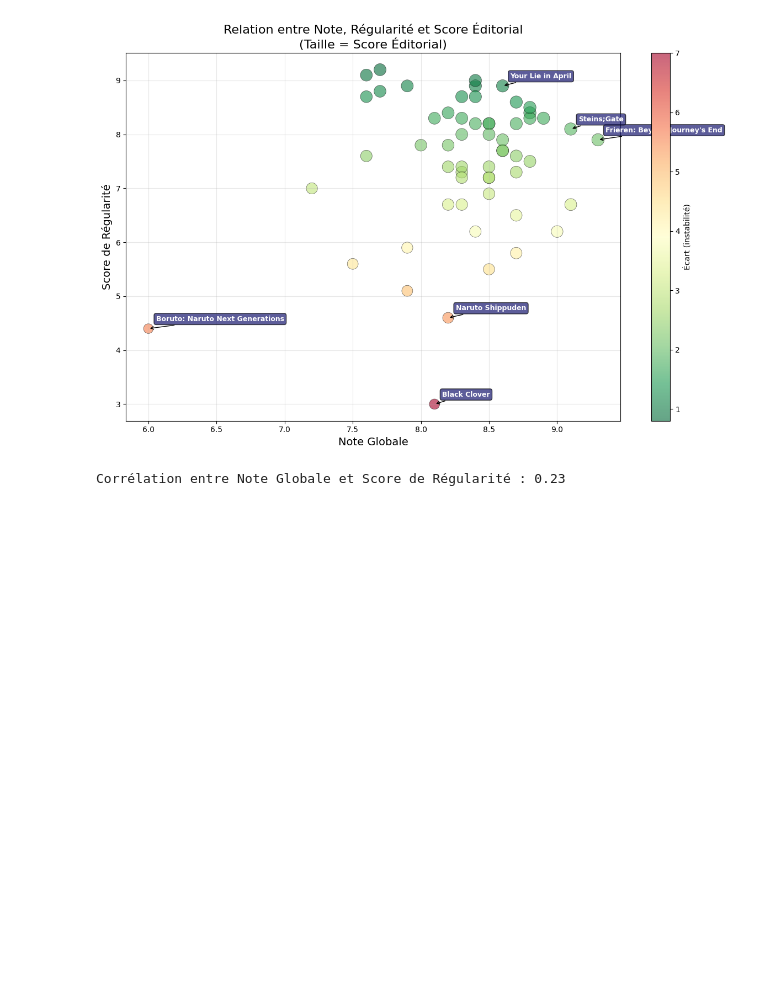
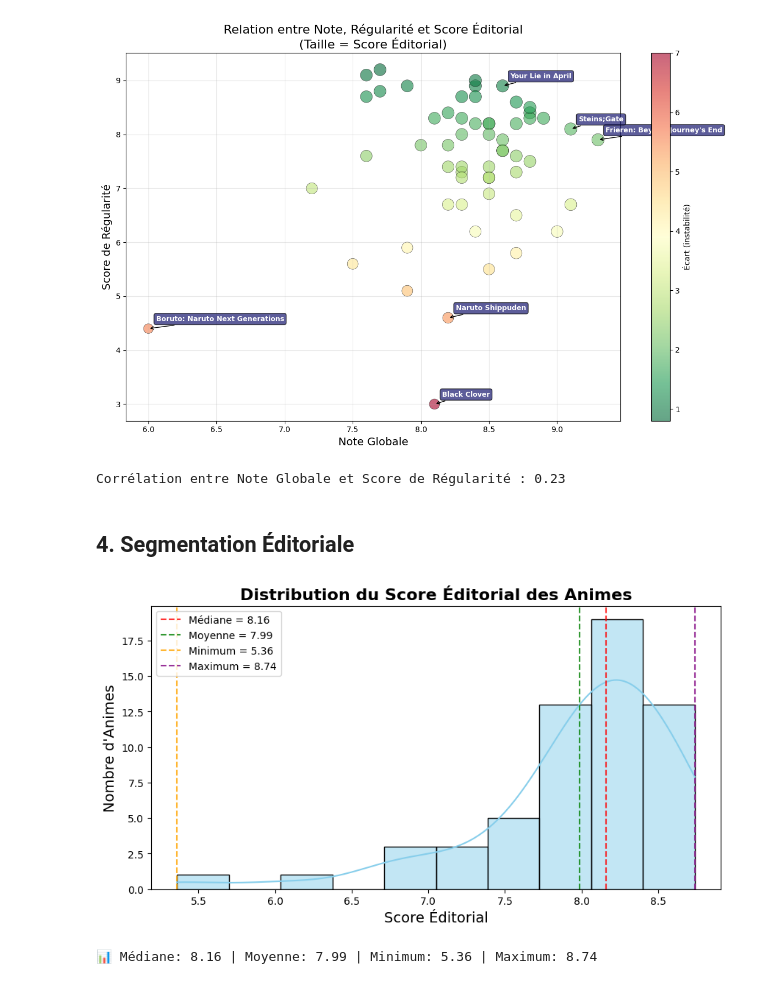
Before and after one commit to ramynbl/projet-anime-data, a Jupyter notebook: notebooks/main_analysis.ipynb, the cells around one changed output. Drawn from its saved outputs; the diff is of its cells as text; code cells hidden in the pictures; blank space fills up the shorter version.

```diff
--- a/notebooks/main_analysis.ipynb
+++ b/notebooks/main_analysis.ipynb
@@ -296,3 +296,37 @@ print(f"Corrélation entre Note Globale et Score de Régularité : {corr:.2f}")
 # %% [output]
 [figure]
 Corrélation entre Note Globale et Score de Régularité : 0.23
+# %% [markdown]
+## 4. Segmentation Éditoriale
+# %%
+# === Distribution du Score Éditorial ===
+
+# Calcul des statistiques
+mediane = df['Score_Editorial'].median()
+moyenne = df['Score_Editorial'].mean()
+minimum = df['Score_Editorial'].min()
+maximum = df['Score_Editorial'].max()
+
+plt.figure(figsize=(10, 5))
+sns.histplot(df['Score_Editorial'], bins=10, kde=True, color='skyblue')
+
+# Ligne de médiane
+plt.axvline(mediane, color='red', linestyle='--', linewidth=1.5, label=f'Médiane = {mediane:.2f}', alpha=0.8)
+# Ligne de moyenne
+plt.axvline(moyenne, color='green', linestyle='--', linewidth=1.5, label=f'Moyenne = {moyenne:.2f}', alpha=0.8)
+# Ligne minimum
+plt.axvline(minimum, color='orange', linestyle='--', linewidth=1.5, label=f'Minimum = {minimum:.2f}', alpha=0.8)
+# Ligne maximum
+plt.axvline(maximum, color='purple', linestyle='--', linewidth=1.5, label=f'Maximum = {maximum:.2f}', alpha=0.8)
+
+plt.legend(fontsize=10, loc='upper left')
+
+plt.title('Distribution du Score Éditorial des Animes', fontsize=16, weight='bold')
+plt.xlabel('Score Éditorial', fontsize=14)
+plt.ylabel('Nombre d\'Animes', fontsize=14)
+plt.show()
+
+print(f"\n📊 Médiane: {mediane:.2f} | Moyenne: {moyenne:.2f} | Minimum: {minimum:.2f} | Maximum: {maximum:.2f}\n")
+# %% [output]
+[figure, added]
+📊 Médiane: 8.16 | Moyenne: 7.99 | Minimum: 5.36 | Maximum: 8.74
```
Also changed, not shown: parts of 3 cells of this notebook.
